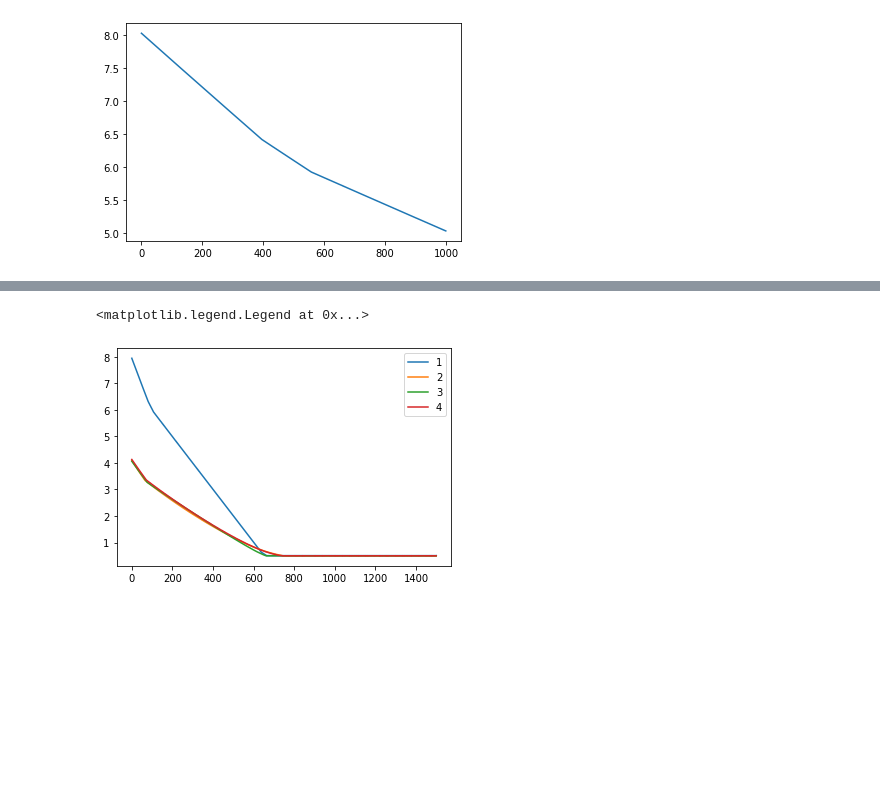
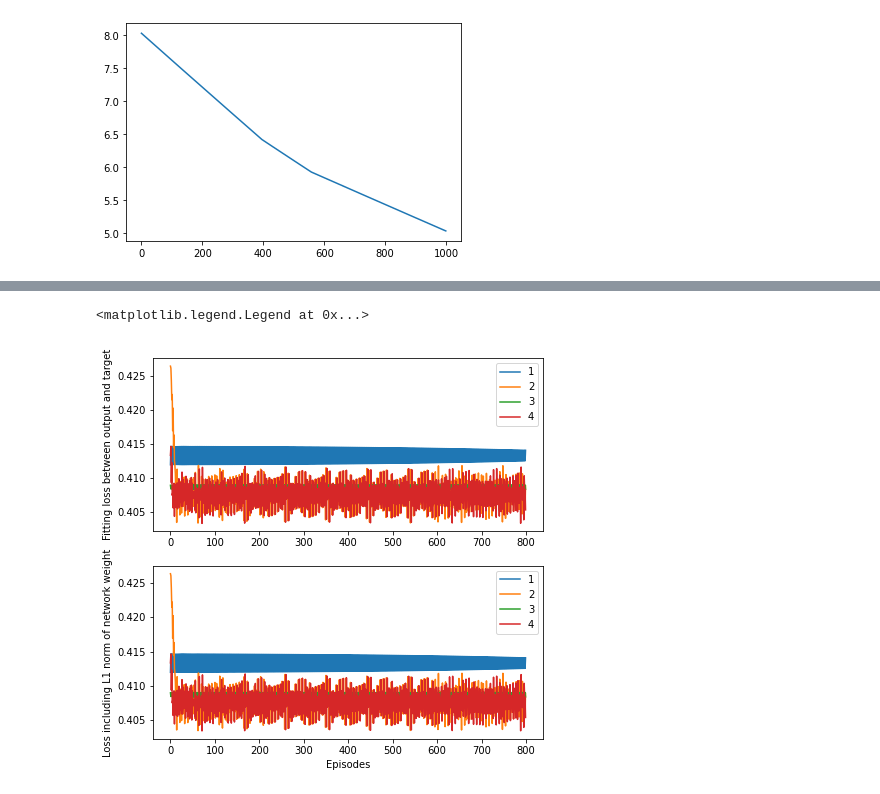
Before and after one commit to zhzhang2018/NN_MARL_experiments, a Jupyter notebook: utils/sync_learn.ipynb, the cells around one changed output, grey strips where cells are left out. Drawn from its saved outputs; the diff is of its cells as text; code cells hidden in the pictures; blank space fills up the shorter version.

```diff
--- a/utils/sync_learn.ipynb
+++ b/utils/sync_learn.ipynb
@@ -166,6 +237,15 @@ plt.legend(['1','2','3','4'])
-# %%
-plt.plot( np.asarray(l1_loss_hist).T)
-plt.legend(['1','2','3','4'])
-# %% [output]
-<matplotlib.legend.Legend at 0x...>
-[figure, removed]
+# %%
+
+fig, (ax1,ax2) = plt.subplots(2, figsize=(7,7))
+legend_list = ['1','2','3','4']
+for i in range(len(plot_ready_loss_hist)):
+    ax1.plot(plot_ready_loss_hist[i,700:], label=legend_list[i])
+    ax2.plot(plot_ready_l1_loss_hist[i,700:], label=legend_list[i])
+ax1.set_ylabel('Fitting loss between output and target')
+ax2.set_ylabel('Loss including L1 norm of network weight')
+ax2.set_xlabel('Episodes')
+ax2.legend()
+ax1.legend()
+# %% [output]
+<matplotlib.legend.Legend at 0x...>
+[figure, added]
```
Also changed, not shown: parts of 9 cells of this notebook, 3 other files.
